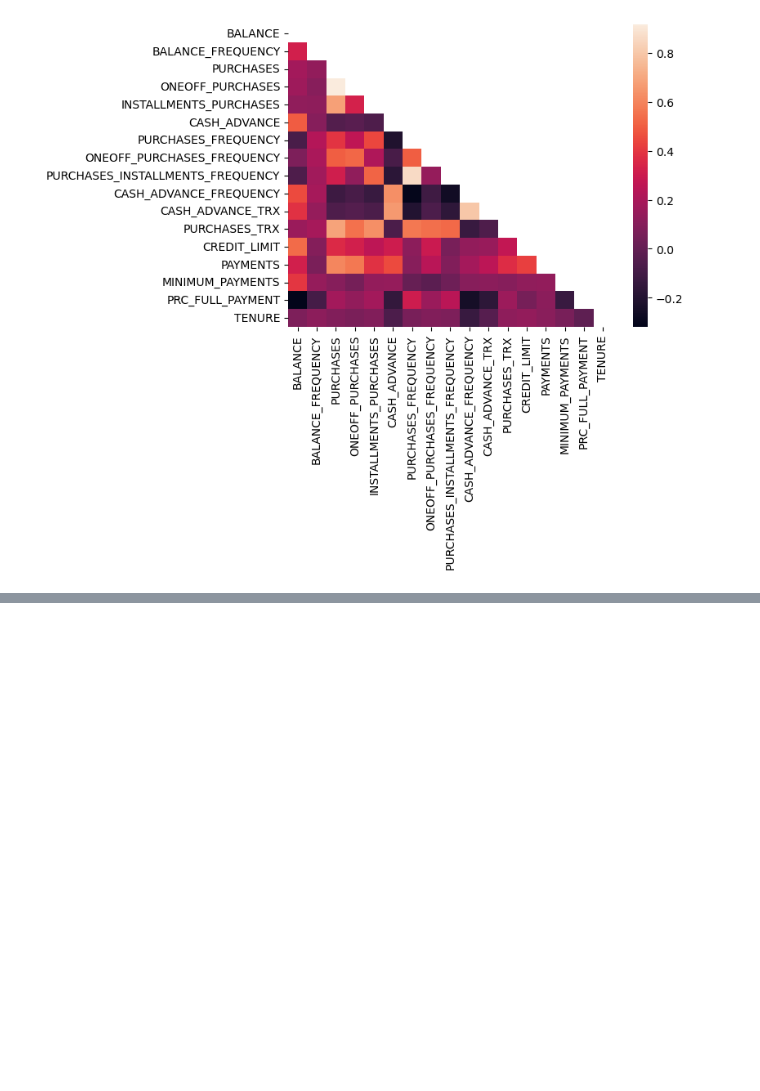
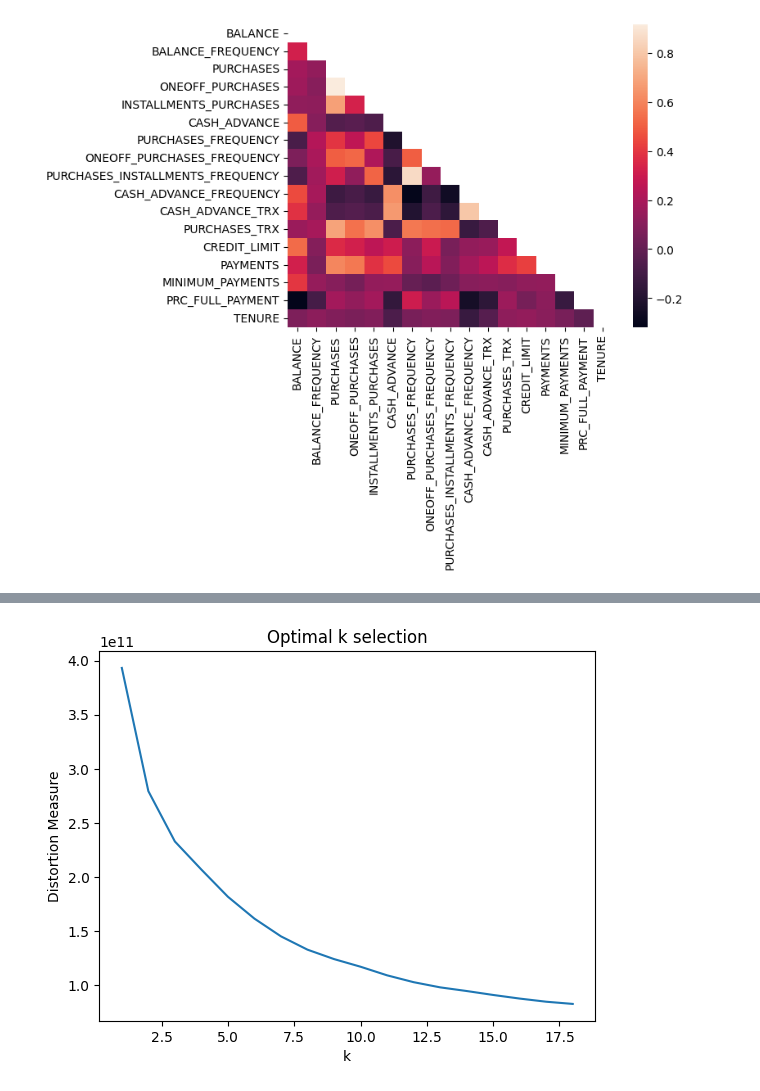
Before and after one commit to mtang24/card_clusters, a Jupyter notebook: Code_groupXXX.ipynb, the cells around one changed output, grey strips where cells are left out. Drawn from its saved outputs; the diff is of its cells as text; code cells hidden in the pictures; blank space fills up the shorter version.

Commit message:
Added Distortion Measure for KMeans

```diff
--- a/Code_groupXXX.ipynb
+++ b/Code_groupXXX.ipynb
@@ -115,16 +115,43 @@ from sklearn.cluster import DBSCAN
 from sklearn.mixture import GaussianMixture
 from sklearn.model_selection import GridSearchCV
 
-Sum_of_squared_distances = []
+sum_of_squared_distances = []
 K = range(1,19)
 for k in K:
     km = KMeans(n_clusters=k, n_init=10)
     km = km.fit(data)
-    Sum_of_squared_distances.append(km.inertia_)
-plt.plot(K, Sum_of_squared_distances)
+    sum_of_squared_distances.append(km.inertia_)
+
+plt.plot(K, sum_of_squared_distances)
 plt.xlabel('k')
 plt.ylabel('Sum_of_squared_distances')
 plt.title('Optimal k selection')
 plt.show()
 # %% [output]
 [figure]
+# %%
+def distortion_measure(points: np.ndarray, centroids: np.ndarray) -> float:
+    distortion = 0
+    for pt in points.values:
+        dists = []
+        for c in centroids:
+            dists.append(np.sum((pt - c) ** 2) ** 0.5)
+
+        distortion += min(dists)
+    return distortion
+# %%
+distortion_measure_error = []
+K = range(1,19)
+for k in K:
+    km = KMeans(n_clusters=k, n_init=10)
+    km = km.fit(data)
+    score = distortion_measure(data, km.cluster_centers_)
+    distortion_measure_error.append(score)
+
+plt.plot(K, sum_of_squared_distances)
+plt.xlabel('k')
+plt.ylabel('Distortion Measure')
+plt.title('Optimal k selection')
+plt.show()
+# %% [output]
+[figure, added]
```
